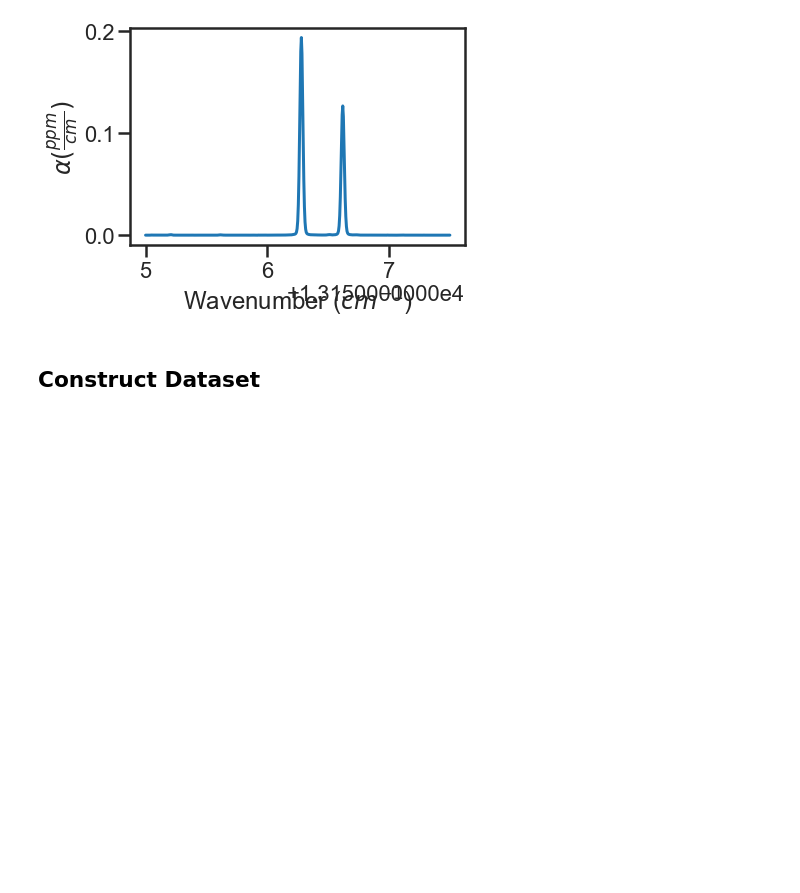
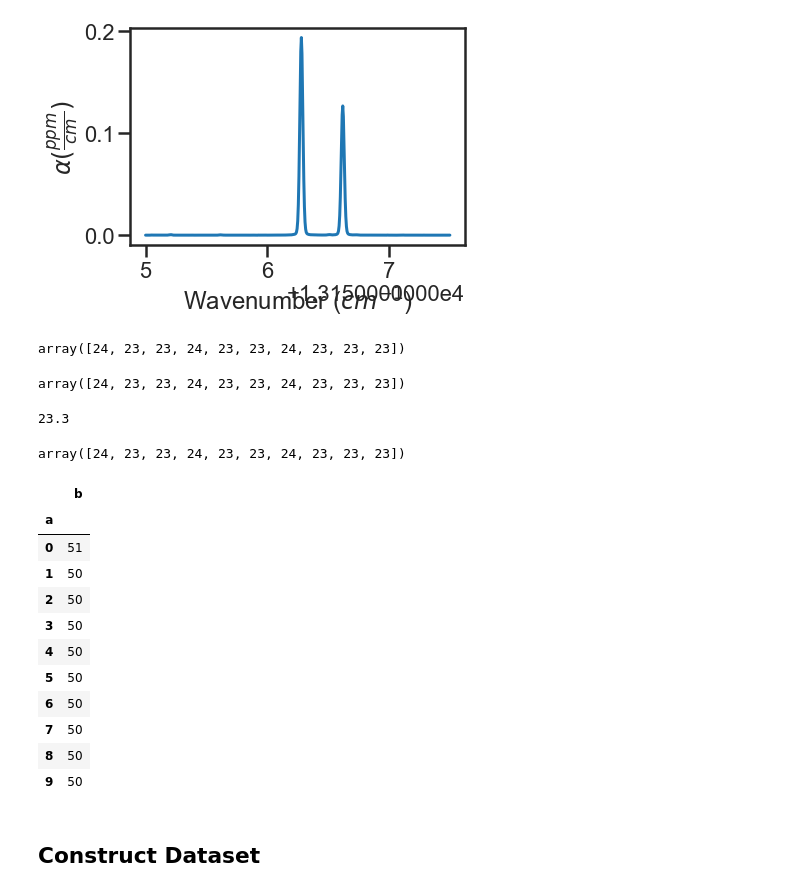
Before and after one commit to wpk-nist-gov/MATS, a Jupyter notebook: MATS/Examples/A-Band - Synthetic Spectra/Fitting_Protocol_ABand_Synthetic.ipynb, the cells around one changed output. Cells and saved outputs as stored; diff of their text form; code cells hidden in the pictures; blank space fills up the shorter version.

```diff
--- a/MATS/Examples/A-Band - Synthetic Spectra/Fitting_Protocol_ABand_Synthetic.ipynb
+++ b/MATS/Examples/A-Band - Synthetic Spectra/Fitting_Protocol_ABand_Synthetic.ipynb
@@ -126,3 +132,42 @@ spec_1.plot_wave_alpha()
+# %%
+wavenumbers = np.random.rand(233)
+# %%
+num_segments = 10
+seg_number = np.arange(len(wavenumbers))
+# %%
+seg_number = (np.arange(len(wavenumbers)) // (len(wavenumbers) / num_segments)).astype(np.int)
+seg_number2 = (np.arange(len(wavenumbers)) / (len(wavenumbers) / num_segments)).astype(np.int)
+# %%
+np.bincount(seg_number)
+# %% [output]
+array([24, 23, 23, 24, 23, 23, 24, 23, 23, 23])
+# %%
+np.bincount(seg_number2)
+# %% [output]
+array([24, 23, 23, 24, 23, 23, 24, 23, 23, 23])
+# %%
+len(wavenumbers) / num_segments
+# %% [output]
+23.3
+# %%
+np.bincount(seg_number)
+# %% [output]
+array([24, 23, 23, 24, 23, 23, 24, 23, 23, 23])
+# %%
+pd.DataFrame({'a':(seg_number // (len(wavenumbers) / num_segments)).astype(np.int)}).assign(b=0).groupby('a').count()
+# %% [output]
+|  | b |
+| a |  |
+| 0 | 51 |
+| 1 | 50 |
+| 2 | 50 |
+| 3 | 50 |
+| 4 | 50 |
+| 5 | 50 |
+| 6 | 50 |
+| 7 | 50 |
+| 8 | 50 |
+| 9 | 50 |
 # %% [markdown]
 ## Construct Dataset
 # %%
```
Also changed, not shown: parts of 17 cells of this notebook, 16 other files.
